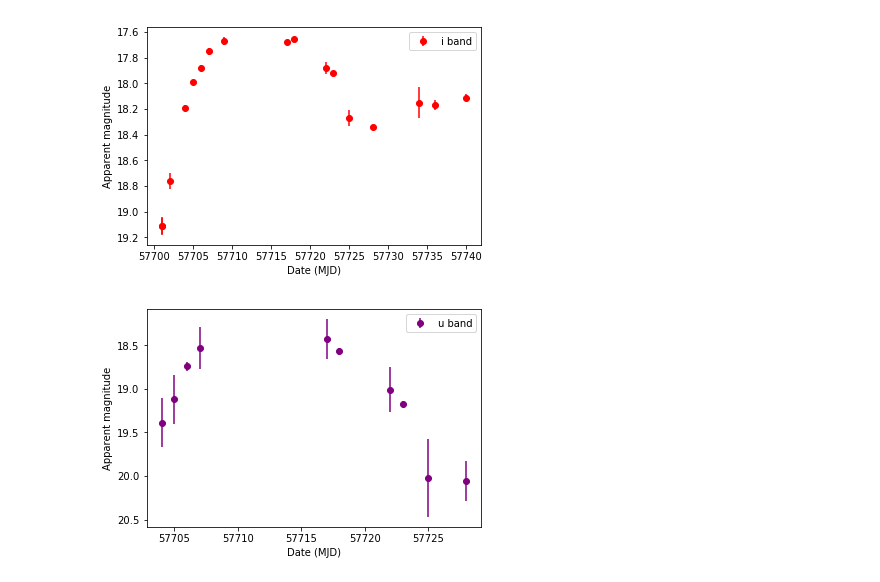
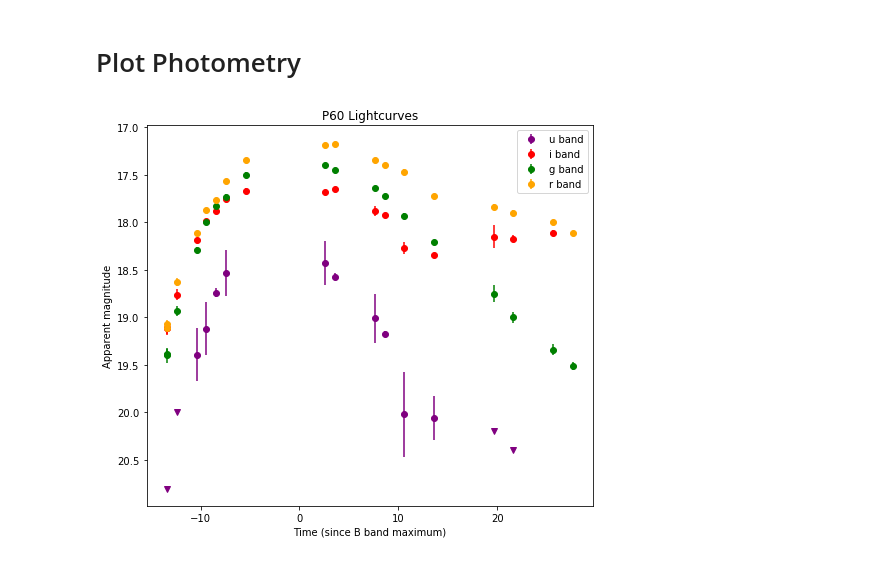
Before and after one commit to adamamiller/iptf16hvw-1, a Jupyter notebook: Photometric Analysis - iPTF16hvw.ipynb, the cells around one changed output. Drawn from its saved outputs; the diff is of its cells as text; code cells hidden in the pictures.

Commit message:
created colour curves for 16hvw and 2011fe, completed salt2 fit

```diff
--- a/Photometric Analysis - iPTF16hvw.ipynb
+++ b/Photometric Analysis - iPTF16hvw.ipynb
@@ -18,12 +21,11 @@ from Supernovae import *
 # %%
 #Read in photometry file
 hvw_photometry = pd.read_csv('../Data/16hvw_photometry/Marshal_lc.txt')
+#Find indexes where photometry taken by P60
+P60_indexes = np.where(hvw_photometry['instrument'] == "P60+SED-Machine")
+
+#Filter dataframe for elements taken by P60
+P60_photometry = hvw_photometry.iloc[P60_indexes]
-# %%
-#Find indexes where photometry taken by P60
-indexes = np.where(hvw_photometry['instrument'] == "P60+SED-Machine")
-# %%
-#Filter dataframe for elements taken by P60
-P60_photometry = hvw_photometry.iloc[indexes]
 # %%
 #define function to grab items from df by filter
 def grab_filter(DF, filt):
@@ -79,27 +58,28 @@ plt.show()
-# %%
-f, ax = plt.subplots()
-plt.errorbar(date_to_MJD(i_band['date']), i_band['mag'], yerr = i_band['emag'],label = 'i band', fmt='o', color='red')
-
-ax.invert_yaxis()
-plt.xlabel('Date (MJD)')
-plt.ylabel('Apparent magnitude')
-plt.legend()
-plt.show()
-# %% [output]
-[figure, removed]
+# %% [markdown]
+# Plot Photometry
 # %%
 #filter values with super high errorbars
 good_vals = np.where(u_band['mag'] != 99)
-u_band = u_band.iloc[good_vals]
+u_band_clean = u_band.iloc[good_vals]
 
-
-f, ax = plt.subplots()
-plt.errorbar(date_to_MJD(u_band['date']), u_band['mag'], yerr = u_band['emag'],label = 'u band', fmt='o', color='purple')
-
-ax.invert_yaxis()
-plt.xlabel('Date (MJD)')
-plt.ylabel('Apparent magnitude')
-plt.legend()
-plt.show()
+upper_lims = np.where(u_band['limmag'] != 99)
+u_band_upper = u_band.iloc[upper_lims]
-# %% [output]
-[figure, removed]
+# %%
+#Create one plot for all bands
+
+f, ax = plt.subplots(figsize=(8,7))
+
+plt.errorbar(date_to_MJD(u_band_clean['date']) - MJD_max_16hvw, u_band_clean['mag'], yerr = u_band_clean['emag'],label = 'u band', fmt='o', color='purple')
+plt.errorbar(date_to_MJD(i_band['date']) - MJD_max_16hvw, i_band['mag'], yerr = i_band['emag'],label = 'i band', fmt='o', color='red')
+plt.errorbar(date_to_MJD(g_band['date']) - MJD_max_16hvw, g_band['mag'], yerr = g_band['emag'],label = 'g band', fmt='o', color='green')
+plt.errorbar(date_to_MJD(r_band['date']) - MJD_max_16hvw, r_band['mag'], yerr = r_band['emag'],label = 'r band', fmt='o', color= 'orange')
+plt.errorbar(date_to_MJD(u_band_upper['date']) - MJD_max_16hvw, u_band_upper['limmag'],  fmt='v', color='purple', label=None)
+ax.invert_yaxis()
+plt.xlabel('Time (since B band maximum)')
+plt.ylabel('Apparent magnitude')
+plt.title('P60 Lightcurves')
+plt.legend(loc=1, ncol=1)
+plt.savefig('../Images/Photometry/P60_LC.pdf')
+plt.show()
+# %% [output]
+[figure, added]
```
Also changed, not shown: parts of 24 cells of this notebook.
